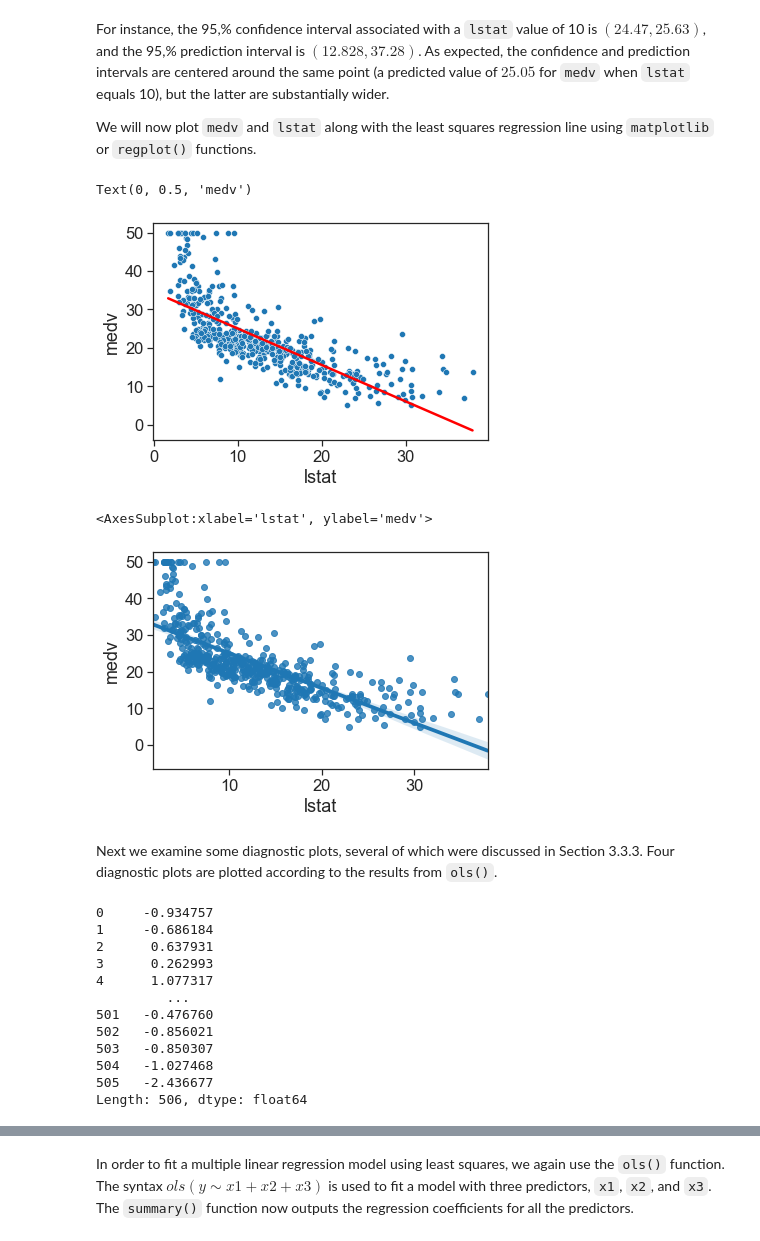
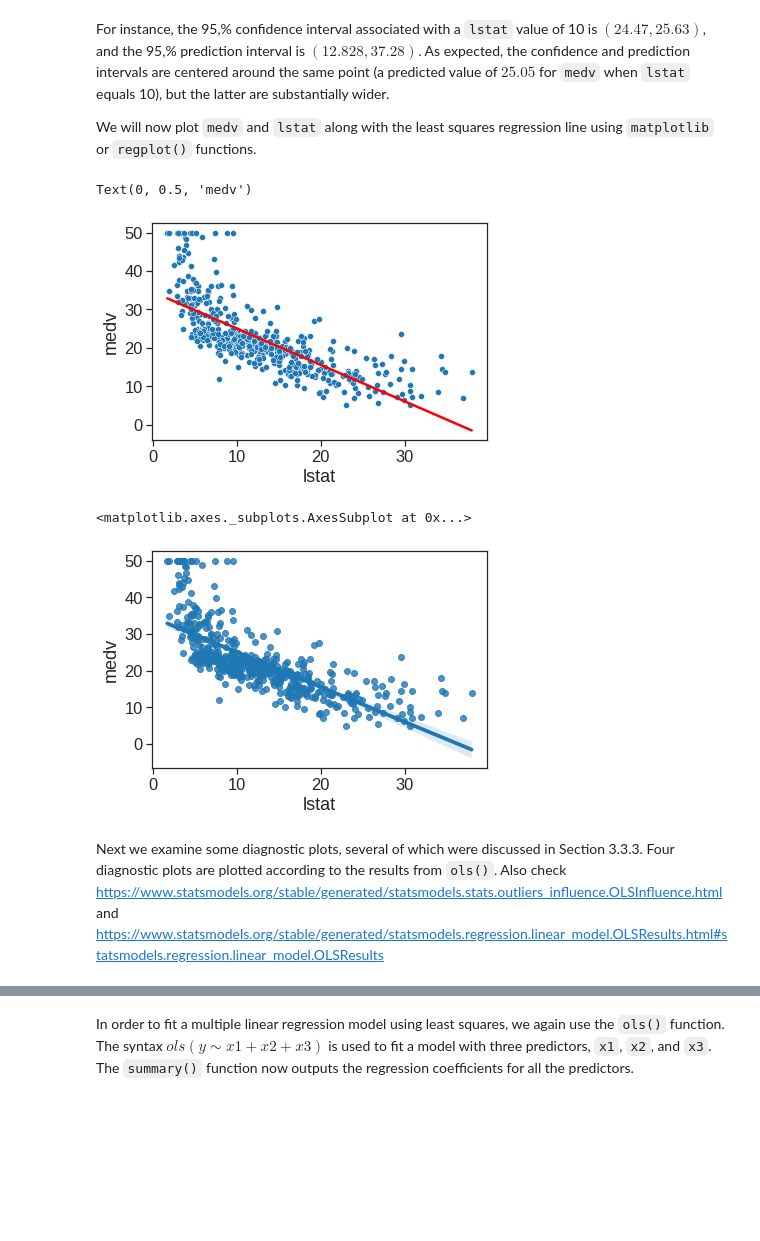
Before and after one commit to phonchi/nsysu-math6084, a Jupyter notebook: static_files/presentations/Chapter_3_Lab.ipynb, the cells around one changed output, grey strips where cells are left out. Saved outputs shown, nothing was run; the diff lists cells and outputs as text; code cells hidden in the pictures; blank space fills up the shorter version.

```diff
--- a/static_files/presentations/Chapter_3_Lab.ipynb
+++ b/static_files/presentations/Chapter_3_Lab.ipynb
@@ -45,5 +56,5 @@ The `ISLR2` contains the `Boston`  data set, which records `medv` (median house
 # %%
-Boston = pd.read_csv("./Data/Boston.csv", index_col='Unnamed: 0')
+Boston = pd.read_csv("/content/drive/MyDrive/NSYSU/00_Statistical_learning/Lab/Data/Boston.csv", index_col='Unnamed: 0')
 Boston.index = Boston.index - 1
 Boston.head()
 # %% [output]
@@ -136,18 +168,18 @@ We will now plot `medv` and `lstat` along with the least squares regression line
 # %%
 sns.scatterplot(x='lstat', y='medv', data=Boston)
 
 X = pd.DataFrame({'lstat':[Boston.lstat.min(), Boston.lstat.max()]})
 Y_pred = est.predict(X)
-plt.plot(X, Y_pred, c='red')
+sns.lineplot(x=X.values[:,0], y=Y_pred.values, color='red')
 plt.xlabel("lstat")
 plt.ylabel("medv")
 # %% [output]
 Text(0, 0.5, 'medv')
-[figure, old version]
+[figure, new version]
 # %%
 sns.regplot(x='lstat',y='medv', data=Boston)
 # %% [output]
-<AxesSubplot:xlabel='lstat', ylabel='medv'>
+<matplotlib.axes._subplots.AxesSubplot at 0x...>
-[figure, old version]
+[figure, new version]
 # %% [markdown]
-Next we examine some diagnostic plots, several of which were discussed in Section 3.3.3. Four diagnostic plots are plotted according to the results from `ols()`.
+Next we examine some diagnostic plots, several of which were discussed in Section 3.3.3. Four diagnostic plots are plotted according to the results from `ols()`. Also check https://www.statsmodels.org/stable/generated/statsmodels.stats.outliers_influence.OLSInfluence.html and https://www.statsmodels.org/stable/generated/statsmodels.regression.linear_model.OLSResults.html#statsmodels.regression.linear_model.OLSResults
@@ -162,15 +192,0 @@ ols_sm_resid_stud = ols_sm_resid / prstd # studentized residuals
-# %%
-ols_sm_resid_stud
-# %% [output]
-0     -0.934757
-1     -0.686184
-2      0.637931
-3      0.262993
-4      1.077317
-         ...
-501   -0.476760
-502   -0.856021
-503   -0.850307
-504   -1.027468
-505   -2.436677
-Length: 506, dtype: float64
```
Also changed, not shown: parts of 40 cells of this notebook, 1 other file.
